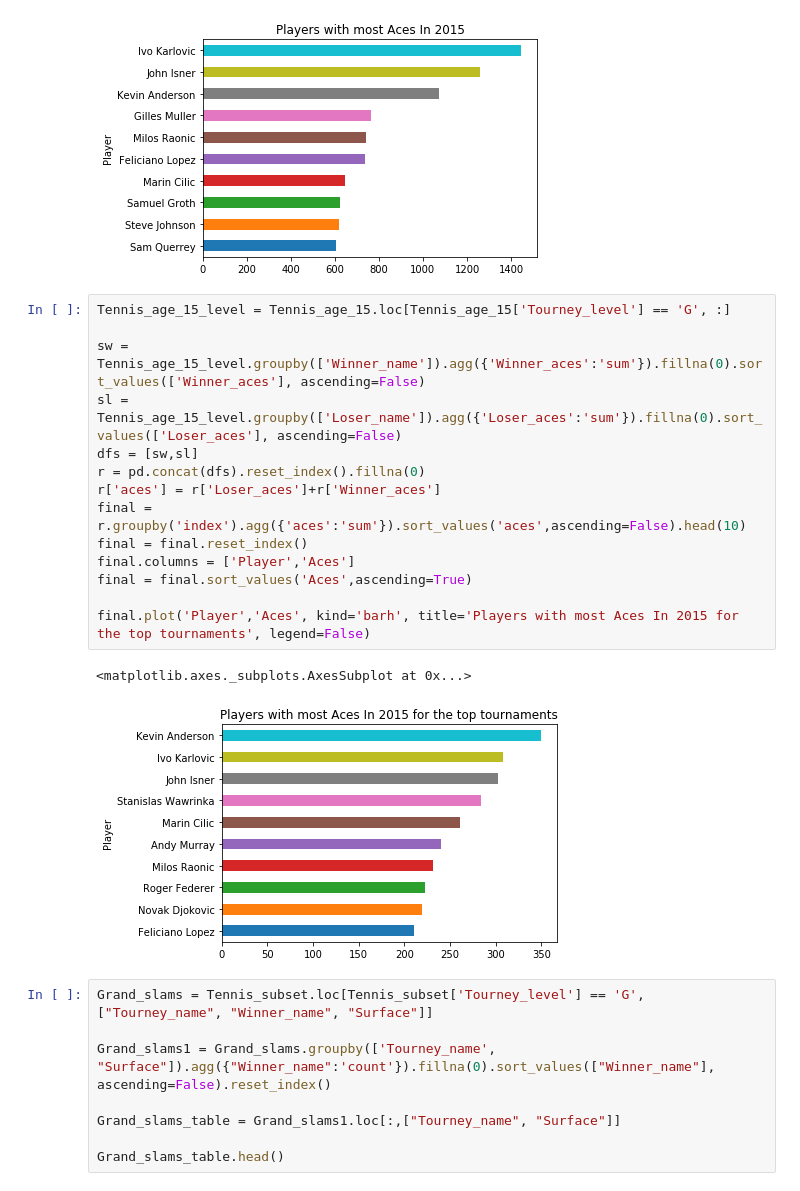
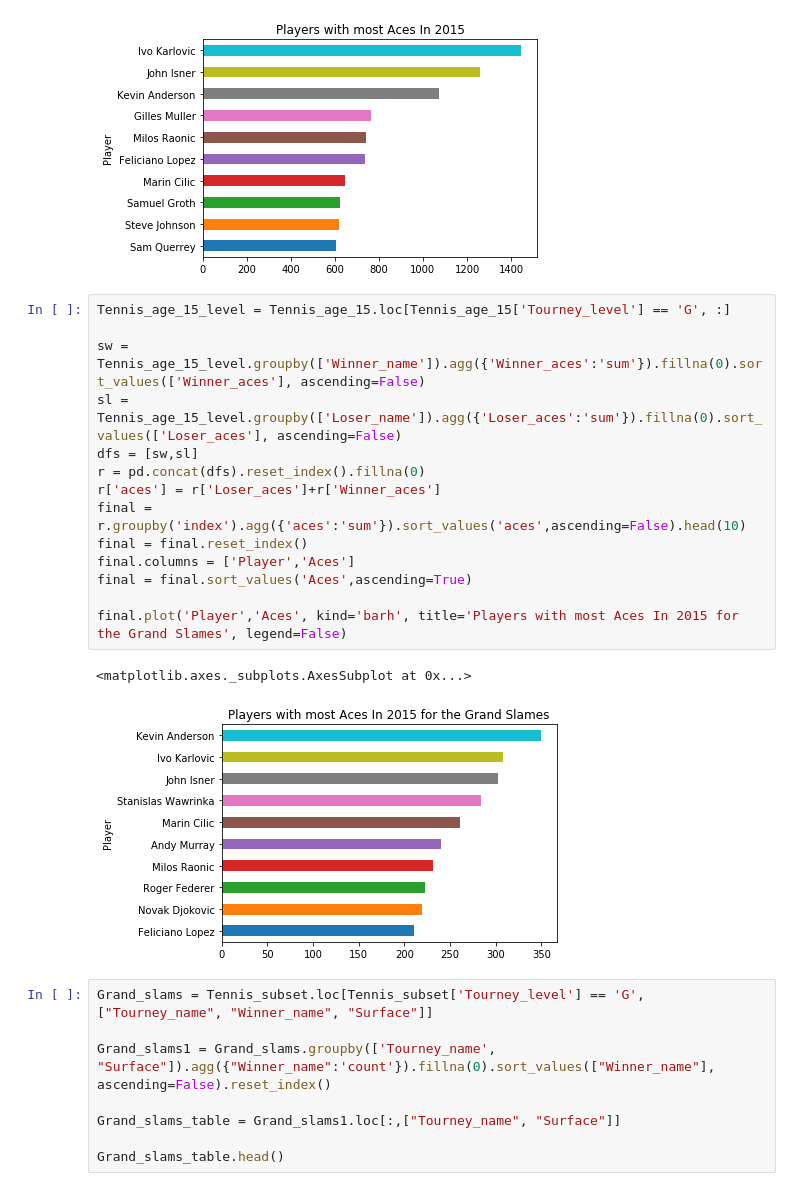
Before and after one commit to NumEconCopenhagen/projects-2019-ccl, a Jupyter notebook: dataproject/dataProject.ipynb, the cells around one changed output. Cells and saved outputs as stored; diff of their text form.

```diff
--- a/dataproject/dataProject.ipynb
+++ b/dataproject/dataProject.ipynb
@@ -150,20 +162,20 @@ final.plot('Player','Aces', kind='barh', title='Players with most Aces In 2015',
 # %%
 Tennis_age_15_level = Tennis_age_15.loc[Tennis_age_15['Tourney_level'] == 'G', :]
 
 sw = Tennis_age_15_level.groupby(['Winner_name']).agg({'Winner_aces':'sum'}).fillna(0).sort_values(['Winner_aces'], ascending=False)
 sl = Tennis_age_15_level.groupby(['Loser_name']).agg({'Loser_aces':'sum'}).fillna(0).sort_values(['Loser_aces'], ascending=False)
 dfs = [sw,sl]
 r = pd.concat(dfs).reset_index().fillna(0)
 r['aces'] = r['Loser_aces']+r['Winner_aces']
 final = r.groupby('index').agg({'aces':'sum'}).sort_values('aces',ascending=False).head(10)
 final = final.reset_index()
 final.columns = ['Player','Aces']
 final = final.sort_values('Aces',ascending=True)
 
-final.plot('Player','Aces', kind='barh', title='Players with most Aces In 2015 for the top tournaments', legend=False)
+final.plot('Player','Aces', kind='barh', title='Players with most Aces In 2015 for the Grand Slames', legend=False)
 # %% [output]
 <matplotlib.axes._subplots.AxesSubplot at 0x...>
-[figure, old version]
+[figure, new version]
 # %%
 Grand_slams = Tennis_subset.loc[Tennis_subset['Tourney_level'] == 'G', ["Tourney_name", "Winner_name", "Surface"]]
 
```
Also changed, not shown: parts of 26 cells of this notebook, 1 other file.
